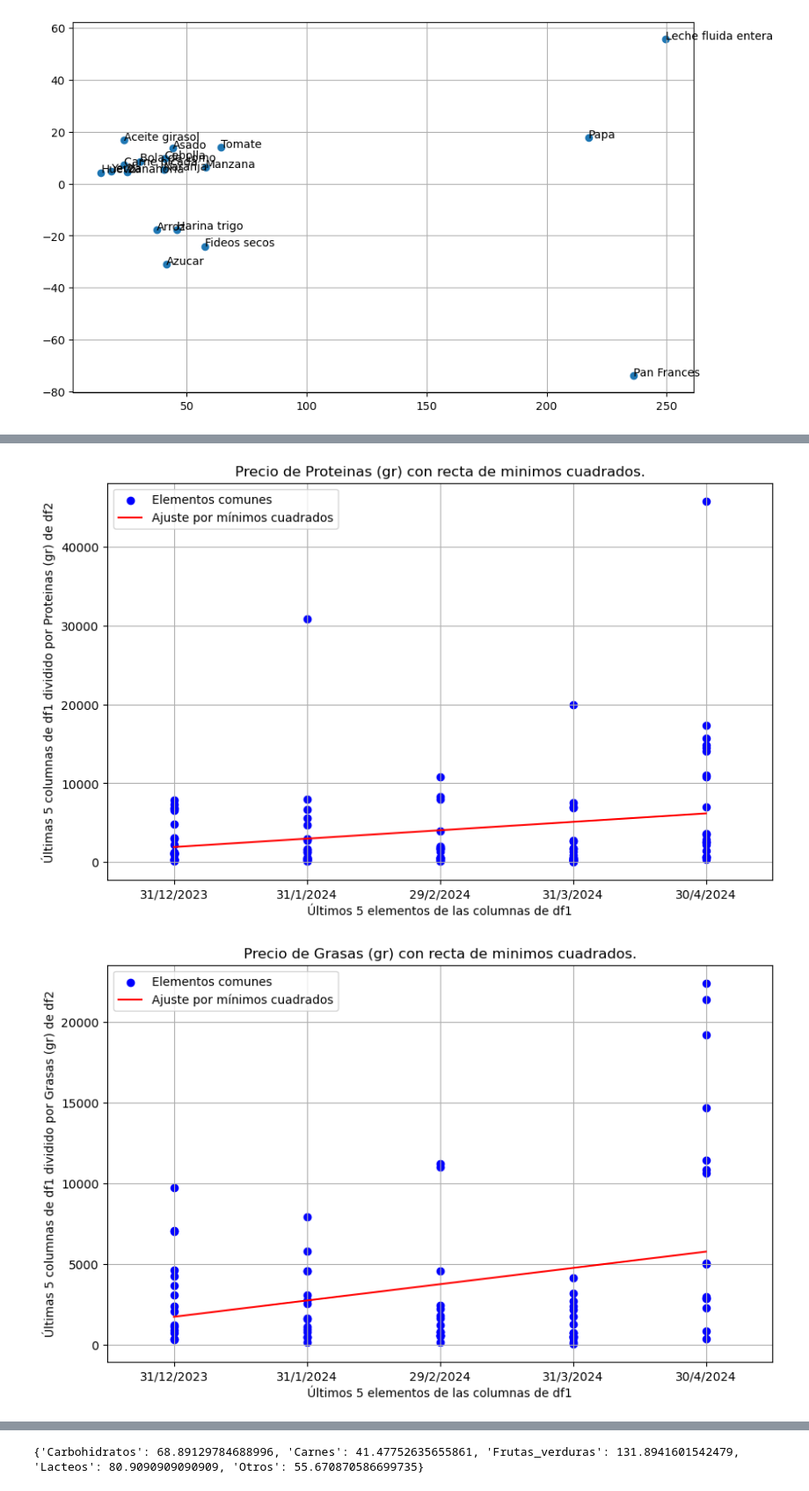
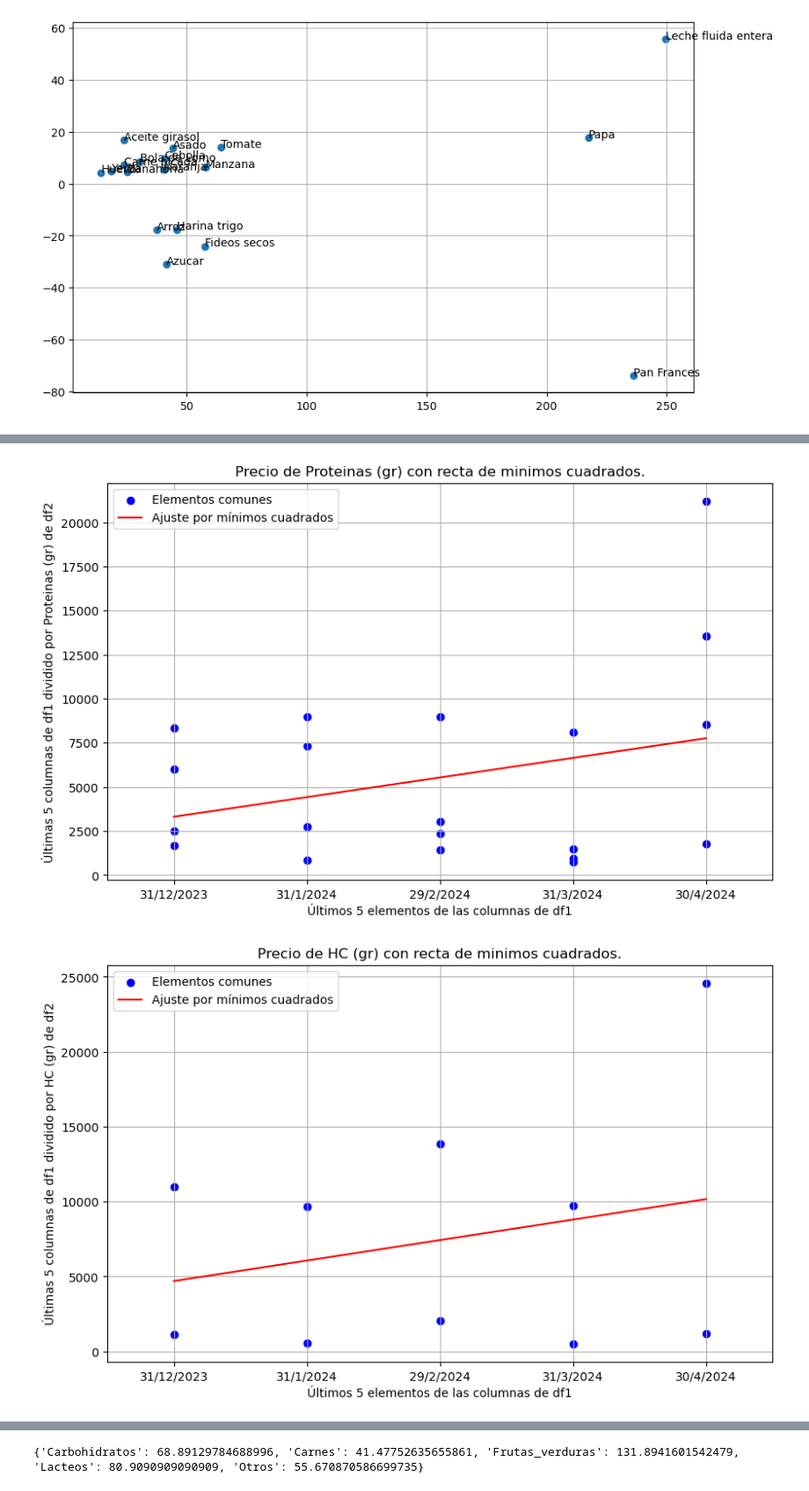
Before and after one commit to manuelgutman/ptalc2, a Jupyter notebook: funciones.ipynb, the cells around one changed output, grey strips where cells are left out. Shown at 88% size. Drawn from its saved outputs; the diff is of its cells as text; code cells hidden in the pictures.

```diff
--- a/funciones.ipynb
+++ b/funciones.ipynb
@@ -211,16 +211,16 @@ def plot_common_elements_with_fit(df1, df2, column_to_divide):
 
     # Dividir los valores de Y por los valores correspondientes de la columna especificada del segundo DataFrame
     divisor = np.tile(df2[column_to_divide].values[:df1.shape[0]], 5)
-#    divisor = divisor * np.tile(df2['Cantidad (gr/ml)'].values[:df1.shape[0]], 5)
+    divisor = divisor * np.tile(df2['Cantidad (gr/ml)'].values[:df1.shape[0]], 5) / np.tile(df1['Cantidad'].values[:df1.shape[0]], 5)
 
 
-    # Identificar los índices donde el divisor es cero
-    non_zero_indices = divisor > 0.1
+    # Busco divisores que sean lo suficientemente grandes como para no darme valores muy grandes por ser un divisor muy chico.
+    divisores_relevantes = divisor > 0.15
 
-    # Filtrar los valores de y y x_numeric donde divisor no es cero
-    y = y[non_zero_indices]
-    x = x[non_zero_indices]
-    divisor = divisor[non_zero_indices]
+    # Filtro los valores.
+    y = y[divisores_relevantes]
+    x = x[divisores_relevantes]
+    divisor = divisor[divisores_relevantes]
 
 
     # Realizar la división solo en los índices no cero
@@ -229,7 +229,7 @@ def plot_common_elements_with_fit(df1, df2, column_to_divide):
     # Convertir x a valores numéricos para el ajuste
     x_unique = df1.columns[-5:]
     x_numeric = np.array([i for i, col in enumerate(x_unique) for _ in range(df1.shape[0])])
-    x_numeric = x_numeric[non_zero_indices]
+    x_numeric = x_numeric[divisores_relevantes]
 
     # Normalizar x_numeric y y
     x_numeric_normalized = (x_numeric - np.mean(x_numeric)) / np.std(x_numeric)
@@ -240,35 +240,33 @@ def plot_common_elements_with_fit(df1, df2, column_to_divide):
     plt.scatter(x_numeric, y, color='blue', label='Elementos comunes')
 
     # Calcular la recta por mínimos cuadrados
     A = np.vstack([x_numeric_normalized, np.ones(len(x_numeric_normalized))]).T
     m, c = np.linalg.lstsq(A, y_normalized, rcond=None)[0]
 
     # Desnormalizar los coeficientes
     m = m * np.std(y) / np.std(x_numeric)
     c = c * np.std(y) + np.mean(y) - m * np.mean(x_numeric)
 
     # Añadir la recta de mínimos cuadrados al gráfico
     plt.plot(x_numeric, m * x_numeric + c, 'r', label='Ajuste por mínimos cuadrados')
 
     # Añadir etiquetas y leyenda
     plt.xlabel('Últimos 5 elementos de las columnas de df1')
     plt.ylabel(f'Últimas 5 columnas de df1 dividido por {column_to_divide} de df2')
     plt.title(f'Precio de {column_to_divide} con recta de minimos cuadrados.')
     plt.xticks(ticks=np.arange(len(x_unique)), labels=x_unique)
     plt.legend()
     plt.grid(True)
 
     # Ajustar los límites del eje X
     plt.xlim(-0.5, len(x_unique) - 0.5)  # Aumentar un poco el límite derecho
 
     plt.show()
 
 
 plot_common_elements_with_fit(tabla_consumidores_libres, tabla_nutricional, 'Proteinas (gr)')
-
+plot_common_elements_with_fit(tabla_consumidores_libres, tabla_nutricional, 'HC (gr)')
 plot_common_elements_with_fit(tabla_consumidores_libres, tabla_nutricional, 'Grasas (gr)')
-
-plot_common_elements_with_fit(tabla_consumidores_libres, tabla_nutricional, 'HC (gr)')
 # %% [output]
-[figure, old version]
+[figure, new version]
-[figure, old version]
+[figure, new version]
```
Also changed, not shown: parts of 2 cells of this notebook.
